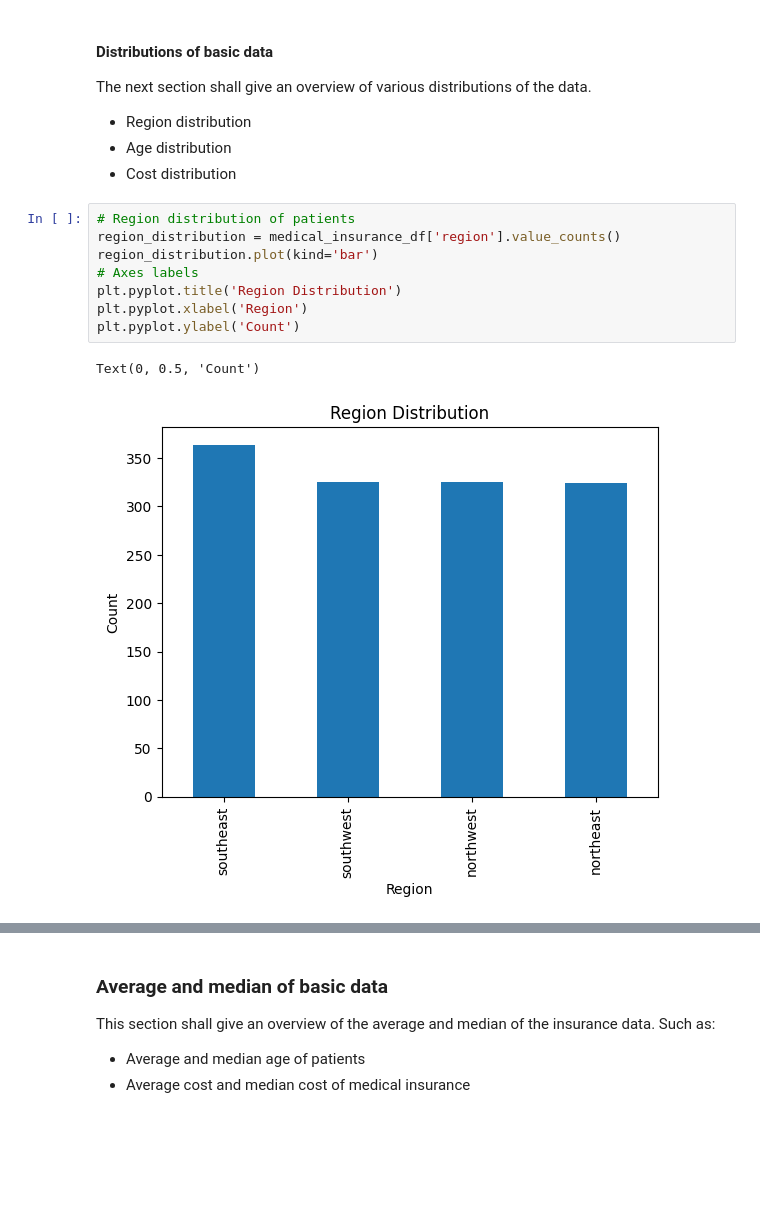
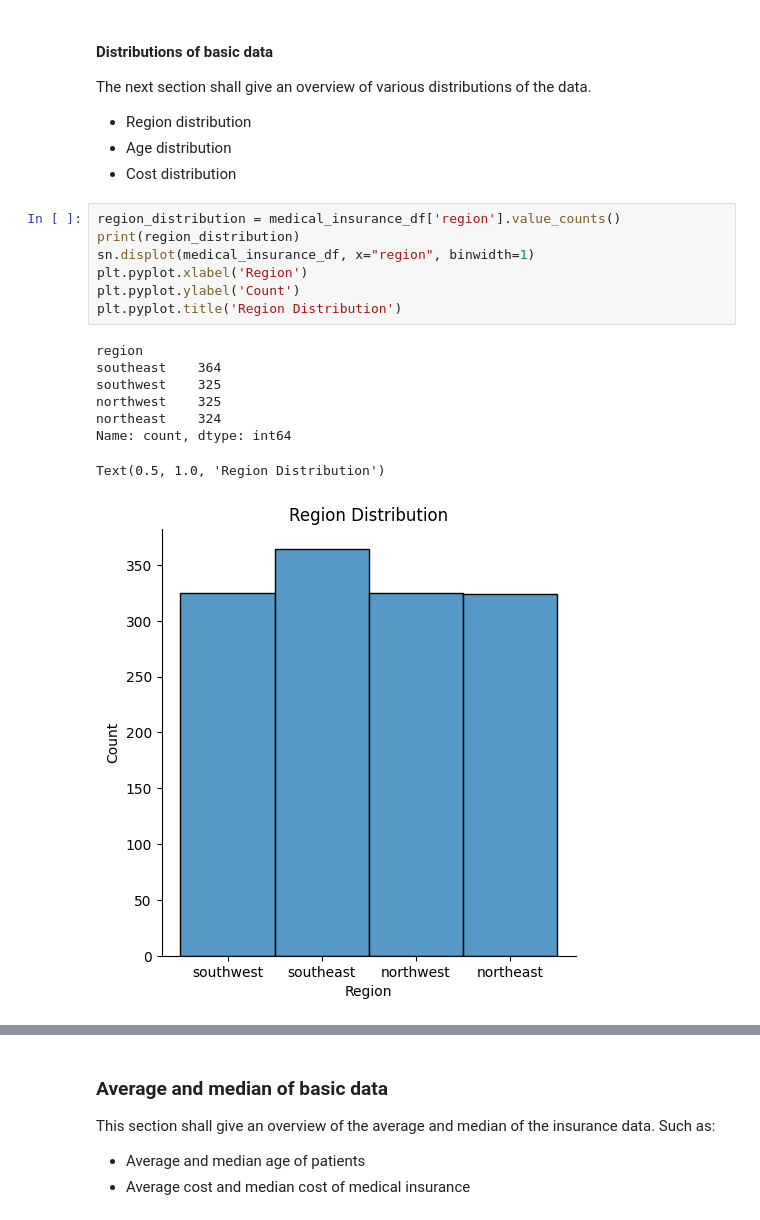
Before and after one commit to kairedecker/portfolio-medical-insurance-data, a Jupyter notebook: us-medical-insurance-costs_pandas.ipynb, the cells around one changed output, grey strips where cells are left out. Drawn from its saved outputs; the diff is of its cells as text; blank space fills up the shorter version.

```diff
--- a/us-medical-insurance-costs_pandas.ipynb
+++ b/us-medical-insurance-costs_pandas.ipynb
@@ -60,15 +60,20 @@ The next section shall give an overview of various distributions of the data.
 - Region distribution
 - Age distribution
 - Cost distribution
-# %%
-# Region distribution of patients
-region_distribution = medical_insurance_df['region'].value_counts()
-region_distribution.plot(kind='bar')
-# Axes labels
-plt.pyplot.title('Region Distribution')
-plt.pyplot.xlabel('Region')
-plt.pyplot.ylabel('Count')
-# %% [output]
-Text(0, 0.5, 'Count')
-[figure, removed]
+# %%
+region_distribution = medical_insurance_df['region'].value_counts()
+print(region_distribution)
+sn.displot(medical_insurance_df, x="region", binwidth=1)
+plt.pyplot.xlabel('Region')
+plt.pyplot.ylabel('Count')
+plt.pyplot.title('Region Distribution')
+# %% [output]
+region
+southeast    364
+southwest    325
+northwest    325
+northeast    324
+Name: count, dtype: int64
+Text(0.5, 1.0, 'Region Distribution')
+[figure, added]
 # %%
```
Also changed, not shown: parts of 2 cells of this notebook.
